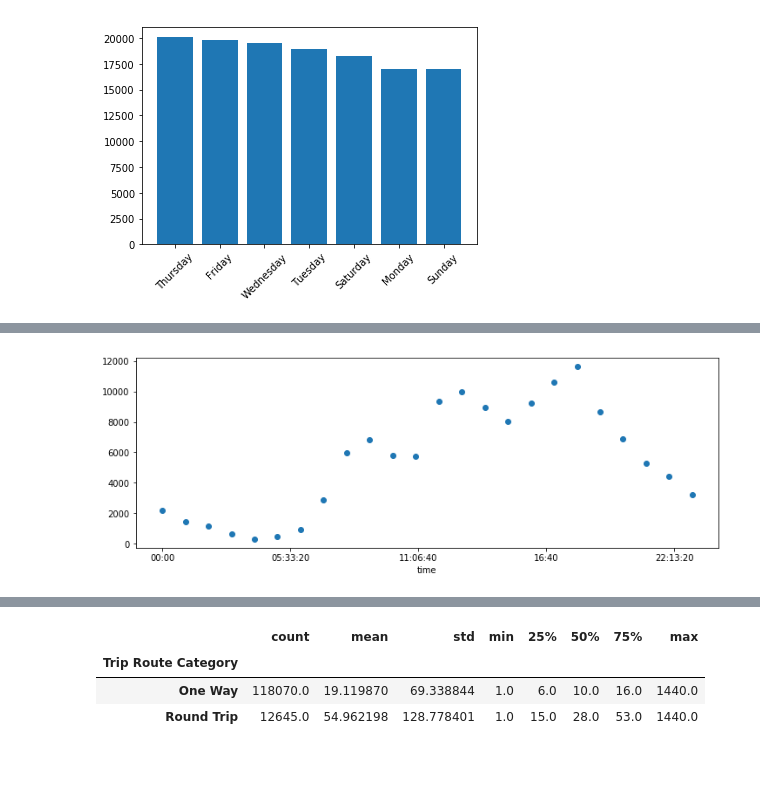
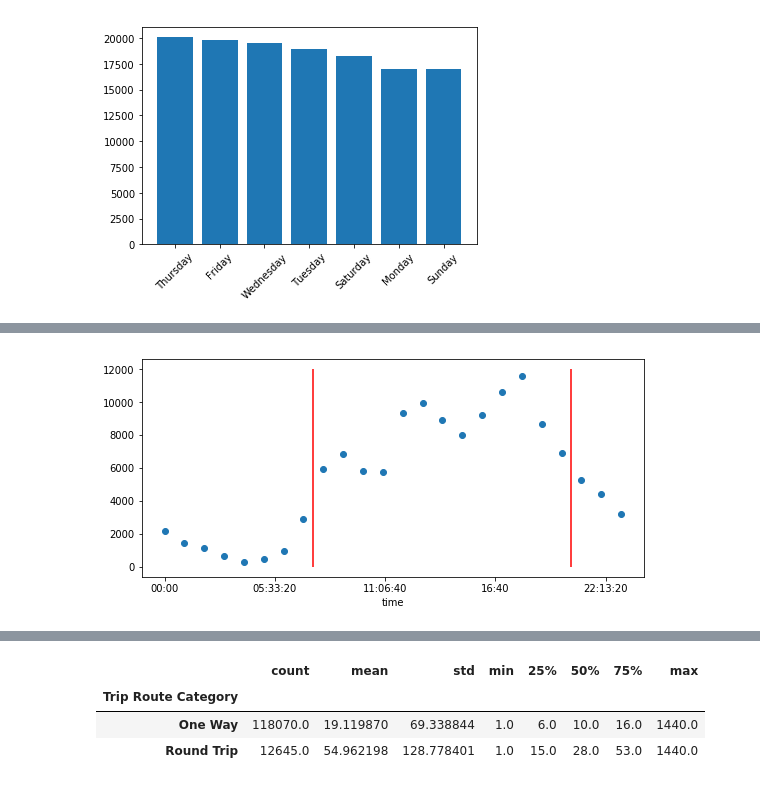
Before and after one commit to ktzioumis/LA-Bike-Share, a Jupyter notebook: student.ipynb, the cells around one changed output, grey strips where cells are left out. Cells and saved outputs as stored; diff of their text form; code cells hidden in the pictures.

```diff
--- a/student.ipynb
+++ b/student.ipynb
@@ -507,8 +514,11 @@ df.head()
 | 17307719 | 7.0 | 2017-01-05 12:04:00 | 2017-01-05 12:11:00 | 3059.0 | 34.037949 | -118.256271 | ... |
 | 18941656 | 14.0 | 2017-01-30 20:19:00 | 2017-01-30 20:33:00 | 3035.0 | 34.048401 | -118.260948 | ... |
 # %%
-plt.figure(figsize=(12,4))
+plt.figure(figsize=(9,4))
 plt.scatter(df['Time Only'].value_counts().index,df['Time Only'].value_counts().values)
+#on peak between the bars
+plt.vlines(x='7:30:00',ymin=0,ymax=12000,color='red')
+plt.vlines(x='20:30:00',ymin=0,ymax=12000,color='red')
 plt.show()
 # %% [output]
-[figure, old version]
+[figure, new version]
```
Also changed, not shown: parts of 50 cells of this notebook.
